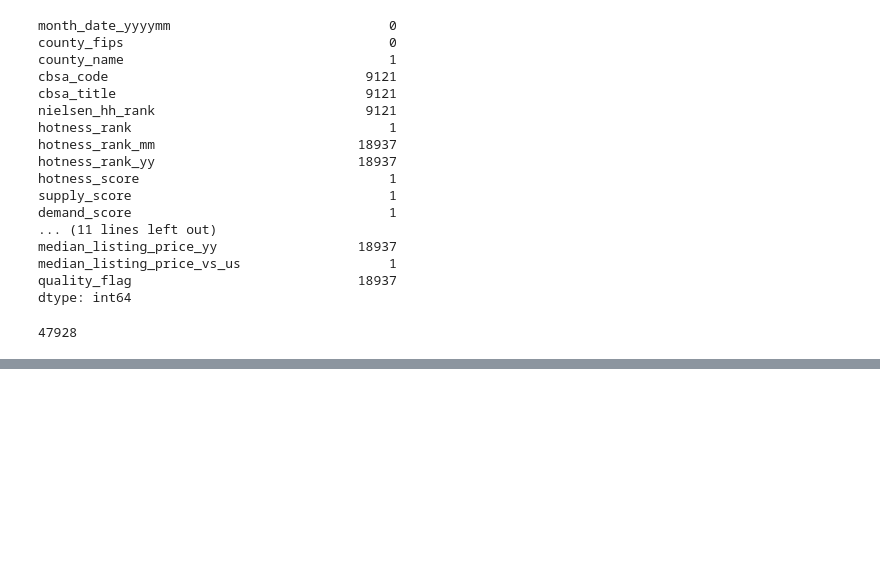
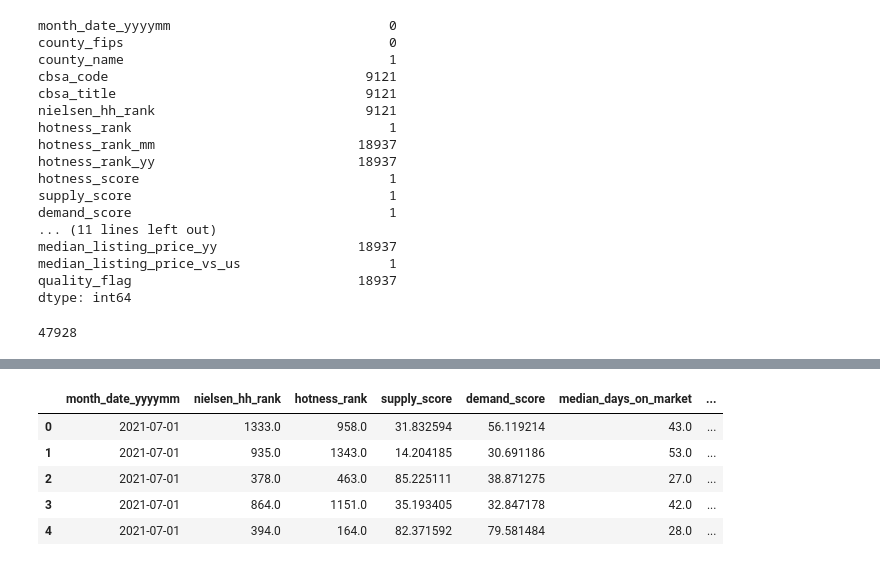
Before and after one commit to sjpozzuoli/Daves_Eagles, a Jupyter notebook: Dataset_Exploration_v1.ipynb, the cells around one changed output, grey strips where cells are left out. Drawn from its saved outputs; the diff is of its cells as text; code cells hidden in the pictures; blank space fills up the shorter version.

```diff
--- a/Dataset_Exploration_v1.ipynb
+++ b/Dataset_Exploration_v1.ipynb
@@ -132,0 +185,4 @@ triggered_df = cleaned_df.loc[cleaned_df["quality_flag"] == 1]
+# %%
+#Split the cbsa_title column into cities and state columns
+title_split = cleaned_df["cbsa_title"].str.split(", ",n=1, expand=True)
+title_split
@@ -132,0 +203,5 @@ triggered_df = cleaned_df.loc[cleaned_df["quality_flag"] == 1]
+# %%
+#Split the cities and state columns into cities and state columns based on the "-" delimiter to ensure
+#there's only 1 value in each in the cleaned_df using the current values
+cities_split = title_split[0].str.split("-",n=-1, expand=True)
+cities_split.head()
@@ -132,0 +215,3 @@ triggered_df = cleaned_df.loc[cleaned_df["quality_flag"] == 1]
+# %%
+state_split = title_split[1].str.split("-",n=-1, expand=True)
+state_split.head()
@@ -132,0 +225,13 @@ triggered_df = cleaned_df.loc[cleaned_df["quality_flag"] == 1]
+# %%
+#Add the first column of each newly created split dataframe back to the cleaned_df and drop the cbsa_title column
+cleaned_df["city_name"] = cities_split[0]
+cleaned_df["state"] = state_split[0]
+cleaned_df = cleaned_df.drop(["cbsa_title"], axis=1)
+cleaned_df.head()
+# %% [output]
+|  | month_date_yyyymm | nielsen_hh_rank | hotness_rank | supply_score | demand_score | median_days_on_market | ... |
+| 0 | 2021-07-01 | 1333.0 | 958.0 | 31.832594 | 56.119214 | 43.0 | ... |
+| 1 | 2021-07-01 | 935.0 | 1343.0 | 14.204185 | 30.691186 | 53.0 | ... |
+| 2 | 2021-07-01 | 378.0 | 463.0 | 85.225111 | 38.871275 | 27.0 | ... |
+| 3 | 2021-07-01 | 864.0 | 1151.0 | 35.193405 | 32.847178 | 42.0 | ... |
+| 4 | 2021-07-01 | 394.0 | 164.0 | 82.371592 | 79.581484 | 28.0 | ... |
```
Also changed, not shown: parts of 14 cells of this notebook, 2 other files.
